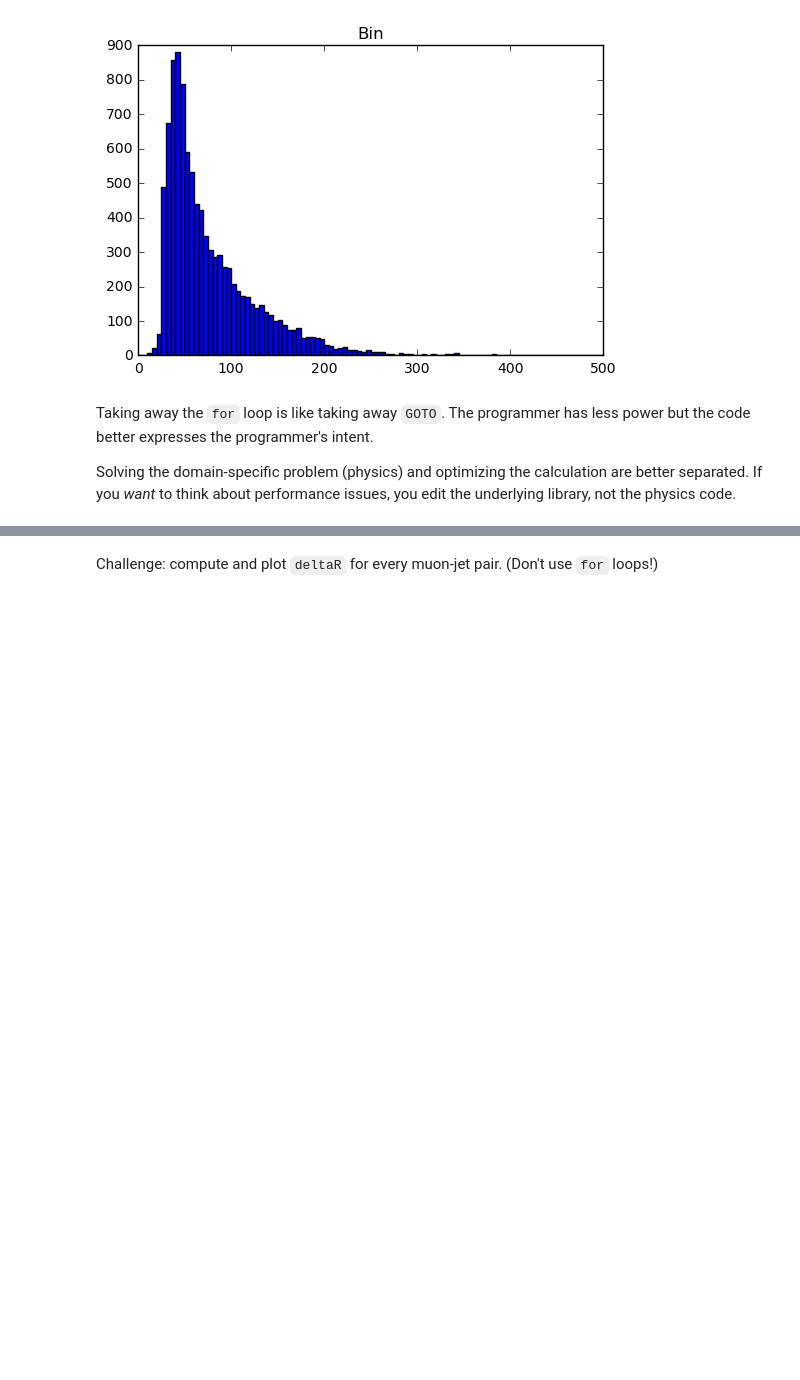
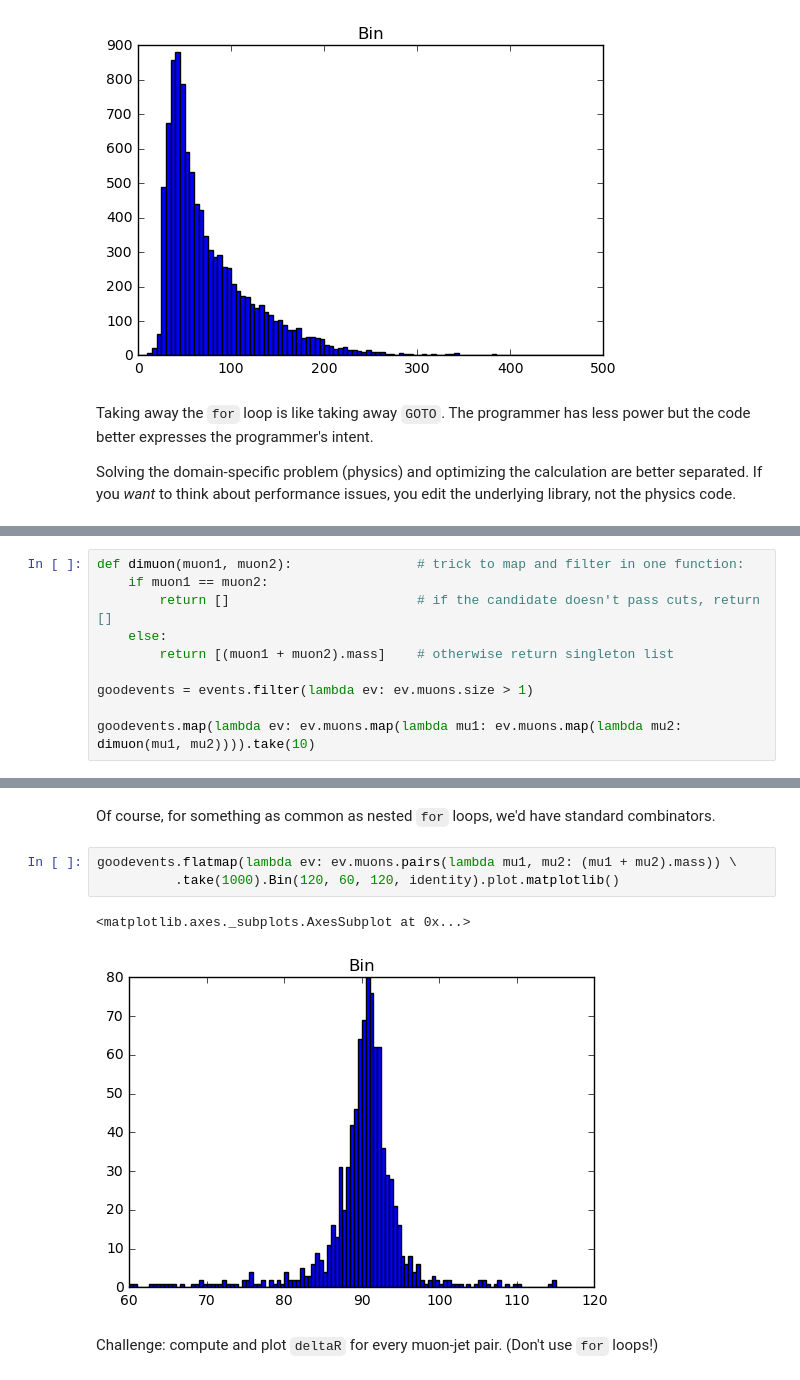
Before and after one commit to jpivarski-talks/codas-functional-programming, a Jupyter notebook: nb2-functional-playground.ipynb, the cells around one changed output, grey strips where cells are left out. Saved outputs shown, nothing was run; the diff lists cells and outputs as text; blank space fills up the shorter version.

```diff
--- a/nb2-functional-playground.ipynb
+++ b/nb2-functional-playground.ipynb
@@ -112,0 +159,10 @@ Solving the domain-specific problem (physics) and optimizing the calculation are
+# %%
+def dimuon(muon1, muon2):                # trick to map and filter in one function:
+    if muon1 == muon2:
+        return []                        # if the candidate doesn't pass cuts, return []
+    else:
+        return [(muon1 + muon2).mass]    # otherwise return singleton list
+
+goodevents = events.filter(lambda ev: ev.muons.size > 1)
+
+goodevents.map(lambda ev: ev.muons.map(lambda mu1: ev.muons.map(lambda mu2: dimuon(mu1, mu2)))).take(10)
@@ -113,3 +180,11 @@ Solving the domain-specific problem (physics) and optimizing the calculation are
+# %% [markdown]
+Of course, for something as common as nested `for` loops, we'd have standard combinators.
+# %%
+goodevents.flatmap(lambda ev: ev.muons.pairs(lambda mu1, mu2: (mu1 + mu2).mass)) \
+          .take(1000).Bin(120, 60, 120, identity).plot.matplotlib()
+# %% [output]
+<matplotlib.axes._subplots.AxesSubplot at 0x...>
+[figure, added]
 # %% [markdown]
 Challenge: compute and plot `deltaR` for every muon-jet pair. (Don't use `for` loops!)
 # %%
```
Also changed, not shown: parts of 13 cells of this notebook, 1 other file.
